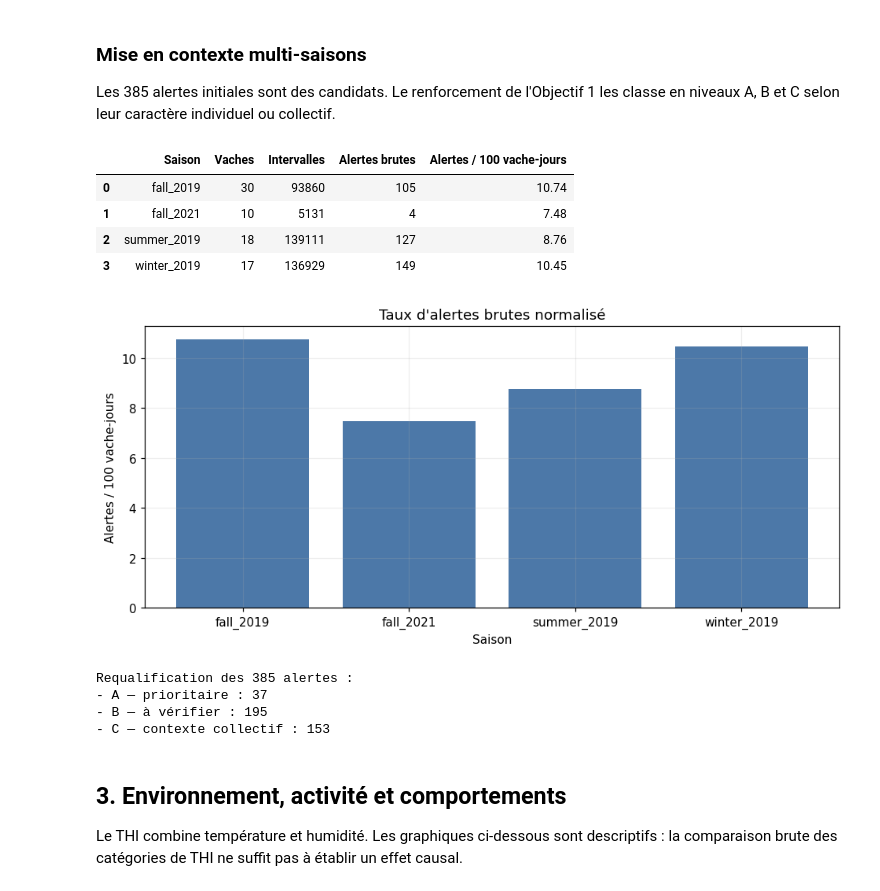
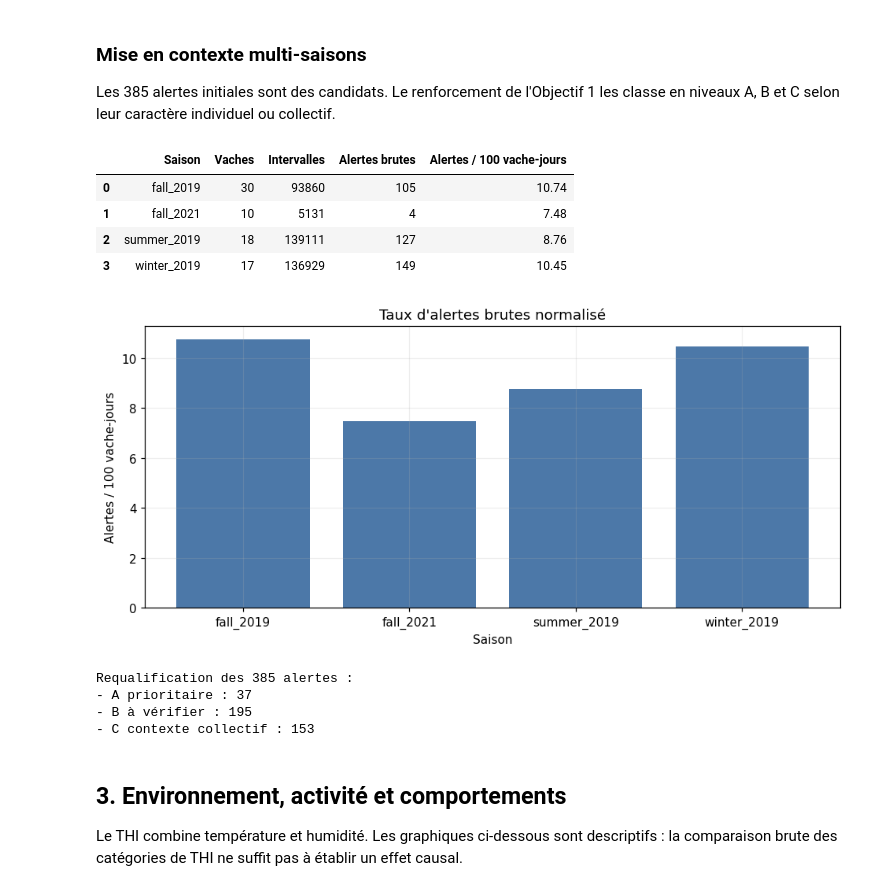
Before and after one commit to Barryguinea/mcgill-iot-cattle, a Jupyter notebook: notebooks/12_objectif3_notebook_demonstration.ipynb, the cells around one changed output. Drawn from its saved outputs; the diff is of its cells as text; code cells hidden in the pictures.

```diff
--- a/notebooks/12_objectif3_notebook_demonstration.ipynb
+++ b/notebooks/12_objectif3_notebook_demonstration.ipynb
@@ -177,44 +177,44 @@ plt.show()
 
 Les 385 alertes initiales sont des candidats. Le renforcement de l'Objectif 1 les
 classe en niveaux A, B et C selon leur caractère individuel ou collectif.
-# %%
-multi = pd.read_csv(DATA / "objective1_multi_season_summary.csv")
-confidence = pd.read_csv(DATA / "objective1_reinforced_summary_by_confidence.csv")
-
-confidence_totals = confidence.groupby("reinforced_confidence_level")["notifications"].sum()
-assert int(multi["lameness_notifs"].sum()) == 385
-assert int(confidence_totals.sum()) == 385
-
-view = multi[["season", "n_cows", "n_intervals", "lameness_notifs", "notifs_per_100_cow_days"]].copy()
-view.columns = ["Saison", "Vaches", "Intervalles", "Alertes brutes", "Alertes / 100 vache-jours"]
-display(view)
-
-fig, ax = plt.subplots(figsize=(8.8, 4.2))
-ax.bar(view["Saison"], view["Alertes / 100 vache-jours"], color="#4C78A8")
-ax.set(title="Taux d'alertes brutes normalisé", ylabel="Alertes / 100 vache-jours", xlabel="Saison")
-fig.tight_layout()
-fig.savefig(OUT / "demo_alertes_par_essai.png", dpi=150)
-plt.show()
-
-labels = {
-    "A_individuelle_prioritaire": "A — prioritaire",
-    "B_individuelle_a_verifier": "B — à vérifier",
-    "C_probable_evenement_collectif": "C — contexte collectif",
-}
-print("Requalification des 385 alertes :")
-for level, count in confidence_totals.items():
-    print(f"- {labels[level]} : {int(count)}")
-# %% [output]
-|  | Saison | Vaches | Intervalles | Alertes brutes | Alertes / 100 vache-jours |
-| 0 | fall_2019 | 30 | 93860 | 105 | 10.74 |
-| 1 | fall_2021 | 10 | 5131 | 4 | 7.48 |
-| 2 | summer_2019 | 18 | 139111 | 127 | 8.76 |
-| 3 | winter_2019 | 17 | 136929 | 149 | 10.45 |
-[figure, removed]
-Requalification des 385 alertes :
-- A — prioritaire : 37
-- B — à vérifier : 195
-- C — contexte collectif : 153
+# %%
+multi = pd.read_csv(DATA / "objective1_multi_season_summary.csv")
+confidence = pd.read_csv(DATA / "objective1_reinforced_summary_by_confidence.csv")
+
+confidence_totals = confidence.groupby("reinforced_confidence_level")["notifications"].sum()
+assert int(multi["lameness_notifs"].sum()) == 385
+assert int(confidence_totals.sum()) == 385
+
+view = multi[["season", "n_cows", "n_intervals", "lameness_notifs", "notifs_per_100_cow_days"]].copy()
+view.columns = ["Saison", "Vaches", "Intervalles", "Alertes brutes", "Alertes / 100 vache-jours"]
+display(view)
+
+fig, ax = plt.subplots(figsize=(8.8, 4.2))
+ax.bar(view["Saison"], view["Alertes / 100 vache-jours"], color="#4C78A8")
+ax.set(title="Taux d'alertes brutes normalisé", ylabel="Alertes / 100 vache-jours", xlabel="Saison")
+fig.tight_layout()
+fig.savefig(OUT / "demo_alertes_par_essai.png", dpi=150)
+plt.show()
+
+labels = {
+    "A_individuelle_prioritaire": "A prioritaire",
+    "B_individuelle_a_verifier": "B à vérifier",
+    "C_probable_evenement_collectif": "C contexte collectif",
+}
+print("Requalification des 385 alertes :")
+for level, count in confidence_totals.items():
+    print(f"- {labels[level]} : {int(count)}")
+# %% [output]
+|  | Saison | Vaches | Intervalles | Alertes brutes | Alertes / 100 vache-jours |
+| 0 | fall_2019 | 30 | 93860 | 105 | 10.74 |
+| 1 | fall_2021 | 10 | 5131 | 4 | 7.48 |
+| 2 | summer_2019 | 18 | 139111 | 127 | 8.76 |
+| 3 | winter_2019 | 17 | 136929 | 149 | 10.45 |
+[figure, added]
+Requalification des 385 alertes :
+- A prioritaire : 37
+- B à vérifier : 195
+- C contexte collectif : 153
 # %% [markdown]
 ## 3. Environnement, activité et comportements
 
```
Also changed, not shown: parts of 12 cells of this notebook, 10 other files.
